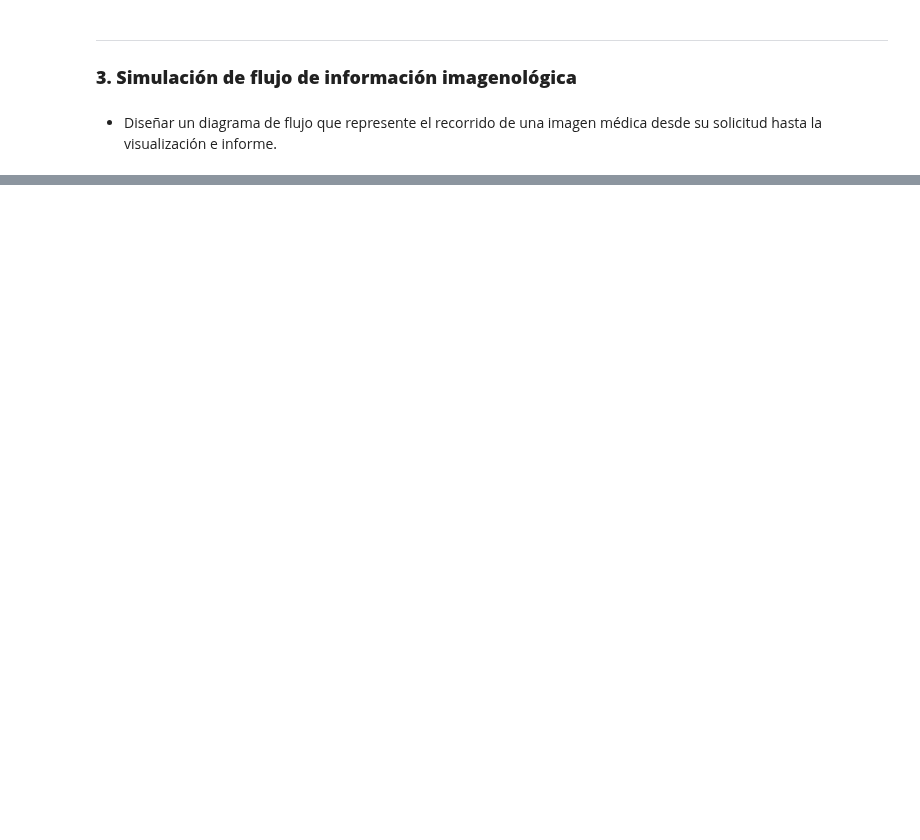
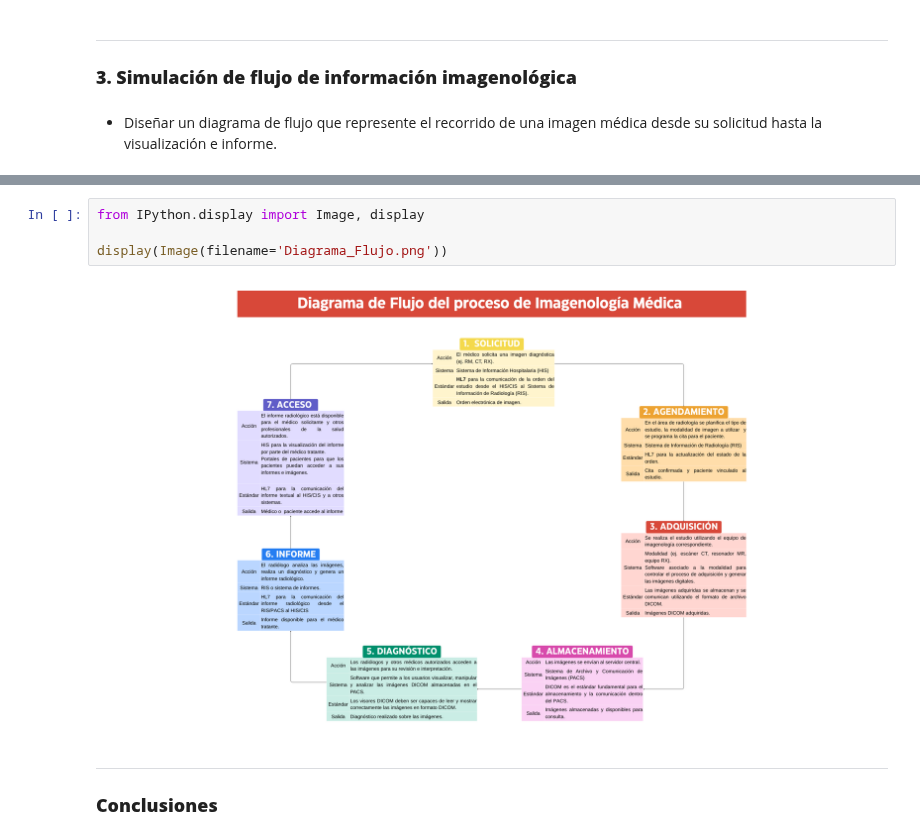
Before and after one commit to LuEnciso21/ImagenesMedicas, a Jupyter notebook: TrabajoUno/TrabajoUno.ipynb, the cells around one changed output, grey strips where cells are left out. Drawn from its saved outputs; the diff is of its cells as text; blank space fills up the shorter version.

```diff
--- a/TrabajoUno/TrabajoUno.ipynb
+++ b/TrabajoUno/TrabajoUno.ipynb
@@ -332,0 +380,9 @@ plt.show()
+# %%
+from IPython.display import Image, display
+
+display(Image(filename='Diagrama_Flujo.png'))
+# %% [output]
+[figure, added]
+# %% [markdown]
+<hr>
+<h3><strong>Conclusiones </strong></h3>
```
Also changed, not shown: parts of 9 cells of this notebook.
